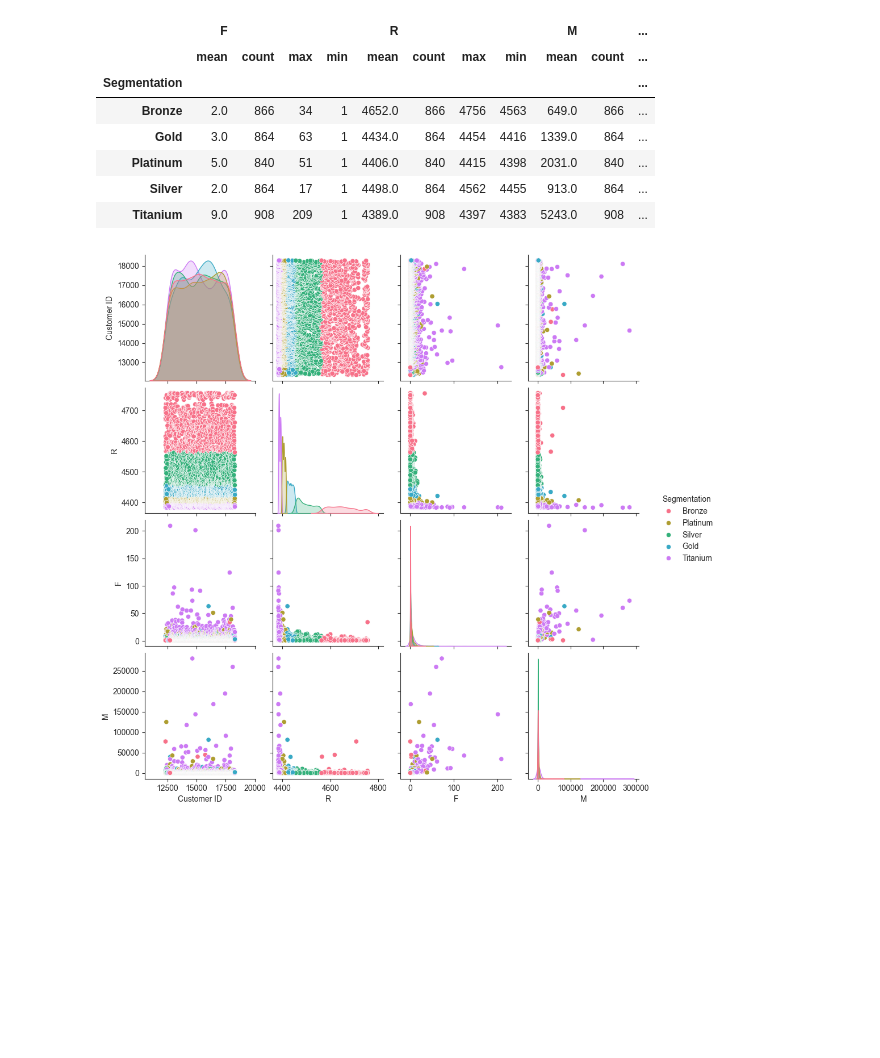
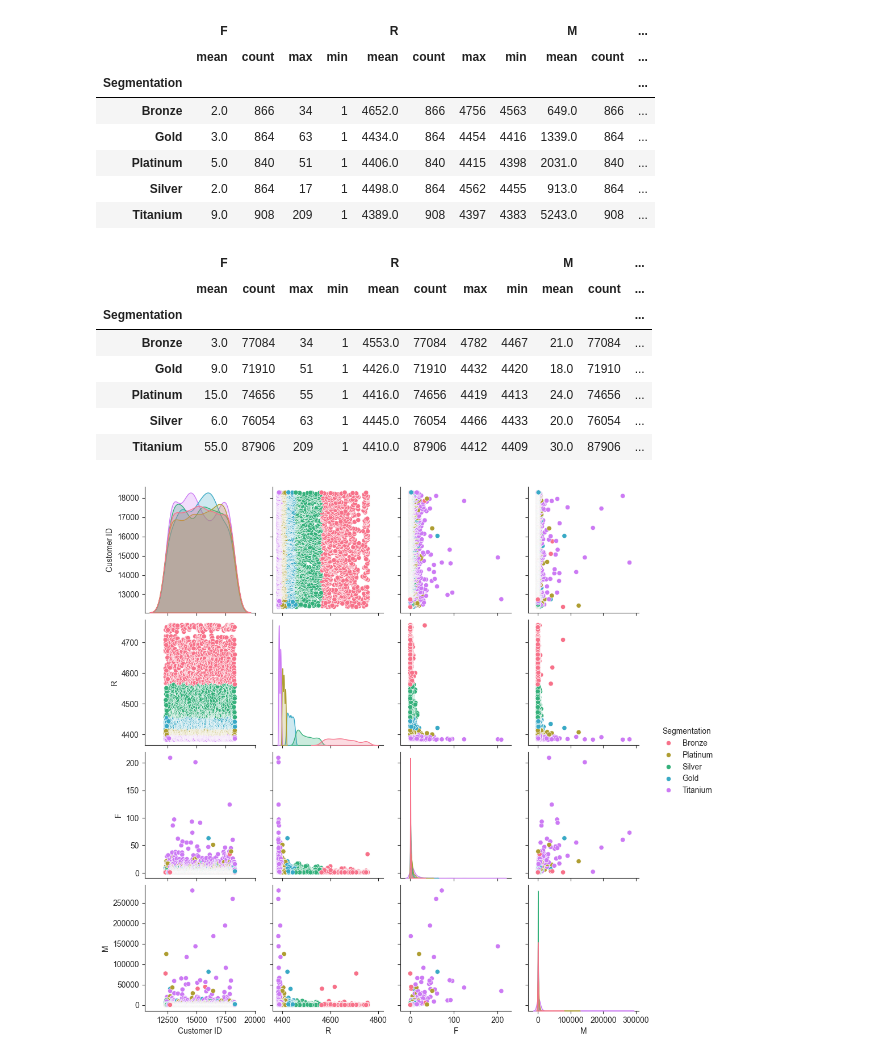
Before and after one commit to MohamedKMostafa/segmentation, a Jupyter notebook: Customer segmentation.ipynb, the cells around one changed output. Cells and saved outputs as stored; diff of their text form; code cells hidden in the pictures; blank space fills up the shorter version.

```diff
--- a/Customer segmentation.ipynb
+++ b/Customer segmentation.ipynb
@@ -529,4 +624,18 @@ RFM[["Segmentation", "R", "F", "M"]].groupby("Segmentation").agg({
 | Platinum | 5.0 | 840 | 51 | 1 | 4406.0 | 840 | 4415 | 4398 | 2031.0 | 840 | ... |
 | Silver | 2.0 | 864 | 17 | 1 | 4498.0 | 864 | 4562 | 4455 | 913.0 | 864 | ... |
 | Titanium | 9.0 | 908 | 209 | 1 | 4389.0 | 908 | 4397 | 4383 | 5243.0 | 908 | ... |
+# %%
+Customer_df[["Segmentation", "R", "F", "M"]].groupby("Segmentation").agg({
+    'F': ['mean', 'count', 'max', 'min'],
+    'R': ['mean', 'count', 'max', 'min'],
+    "M": ['mean', 'count', 'max', 'min']}).round()
+# %% [output]
+|  | F |  |  |  | R |  |  |  | M |  | ... |
+|  | mean | count | max | min | mean | count | max | min | mean | count | ... |
+| Segmentation |  |  |  |  |  |  |  |  |  |  | ... |
+| Bronze | 3.0 | 77084 | 34 | 1 | 4553.0 | 77084 | 4782 | 4467 | 21.0 | 77084 | ... |
+| Gold | 9.0 | 71910 | 51 | 1 | 4426.0 | 71910 | 4432 | 4420 | 18.0 | 71910 | ... |
+| Platinum | 15.0 | 74656 | 55 | 1 | 4416.0 | 74656 | 4419 | 4413 | 24.0 | 74656 | ... |
+| Silver | 6.0 | 76054 | 63 | 1 | 4445.0 | 76054 | 4466 | 4433 | 20.0 | 76054 | ... |
+| Titanium | 55.0 | 87906 | 209 | 1 | 4410.0 | 87906 | 4412 | 4409 | 30.0 | 87906 | ... |
 # %%
```
Also changed, not shown: parts of 12 cells of this notebook, 2 other files.
